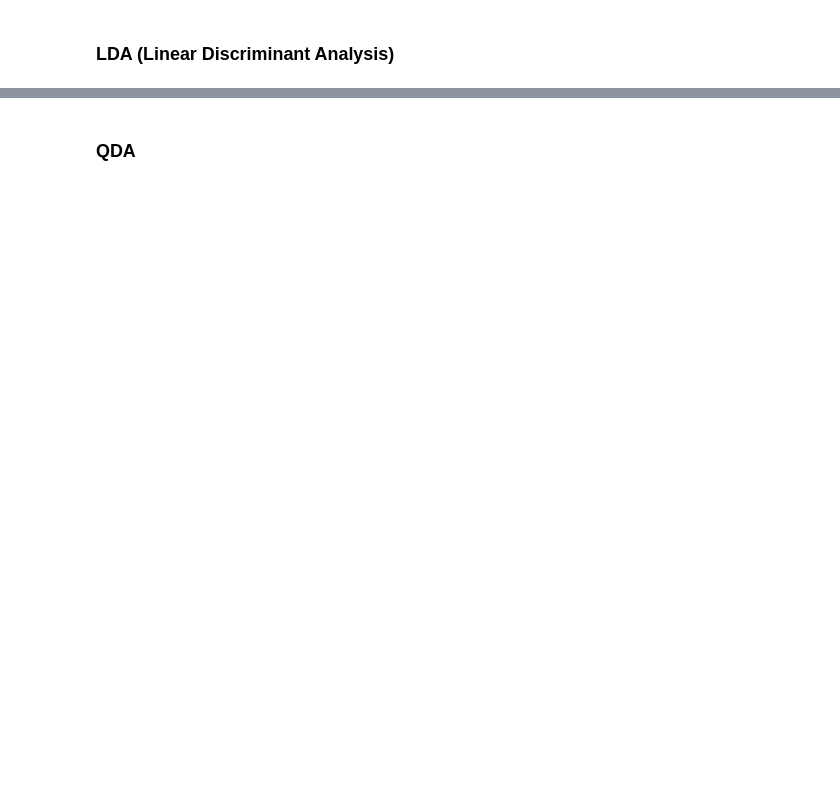
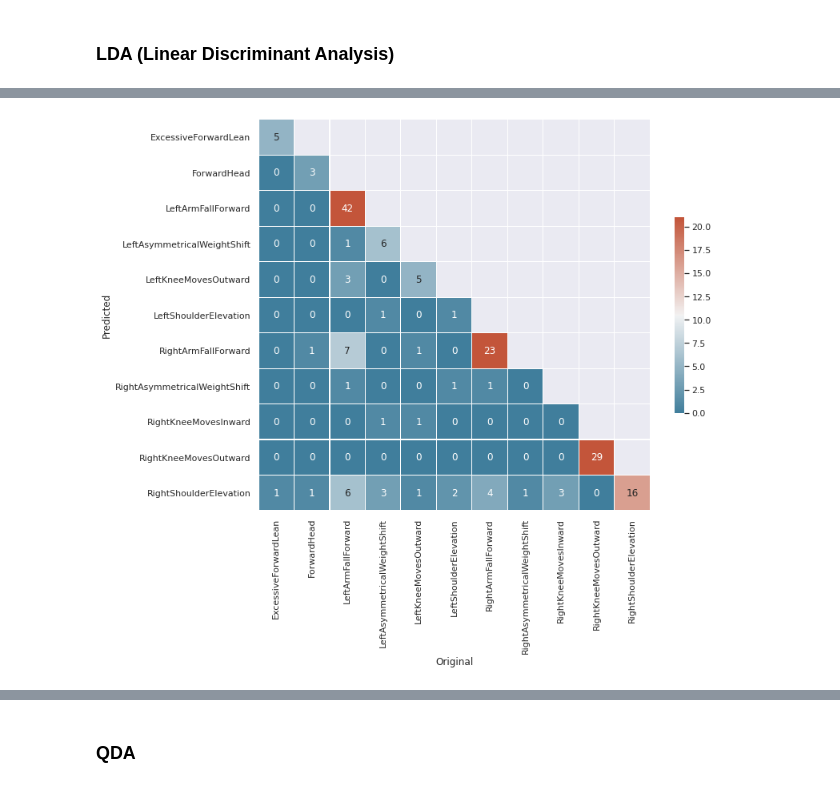
Before and after one commit to digitacs/4dv652-ml, a Jupyter notebook: assignment 3/AIMO_Score_v6.ipynb, the cells around one changed output, grey strips where cells are left out. Cells and saved outputs as stored; diff of their text form; code cells hidden in the pictures; blank space fills up the shorter version.

```diff
--- a/assignment 3/AIMO_Score_v6.ipynb
+++ b/assignment 3/AIMO_Score_v6.ipynb
@@ -303,3 +307,8 @@ confusion_matrix
+# %%
+pivot = confusion_matrix.to_numpy().max()/2
+heatMap(confusion_matrix,pivot,0)
+# %% [output]
+[figure, added]
 # %%
 from sklearn.metrics import confusion_matrix, classification_report
 
```
Also changed, not shown: parts of 27 cells of this notebook.
